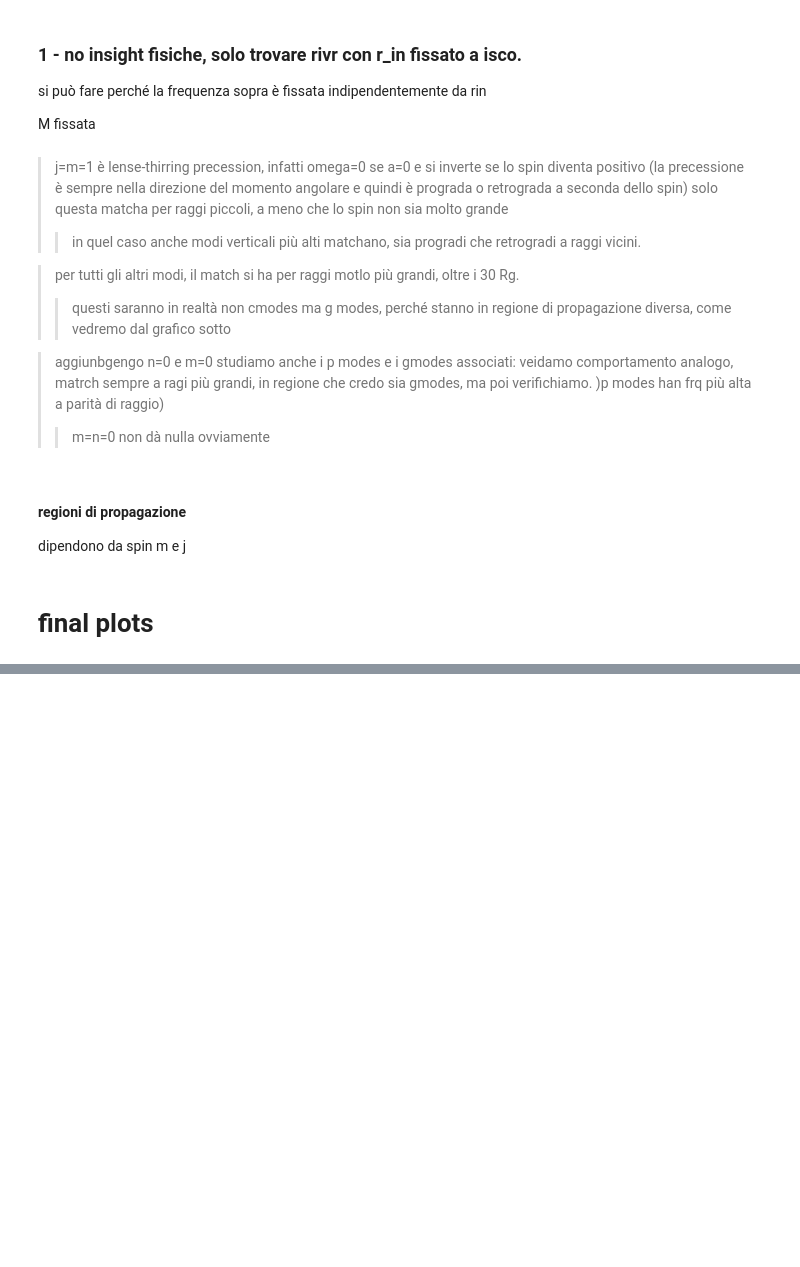
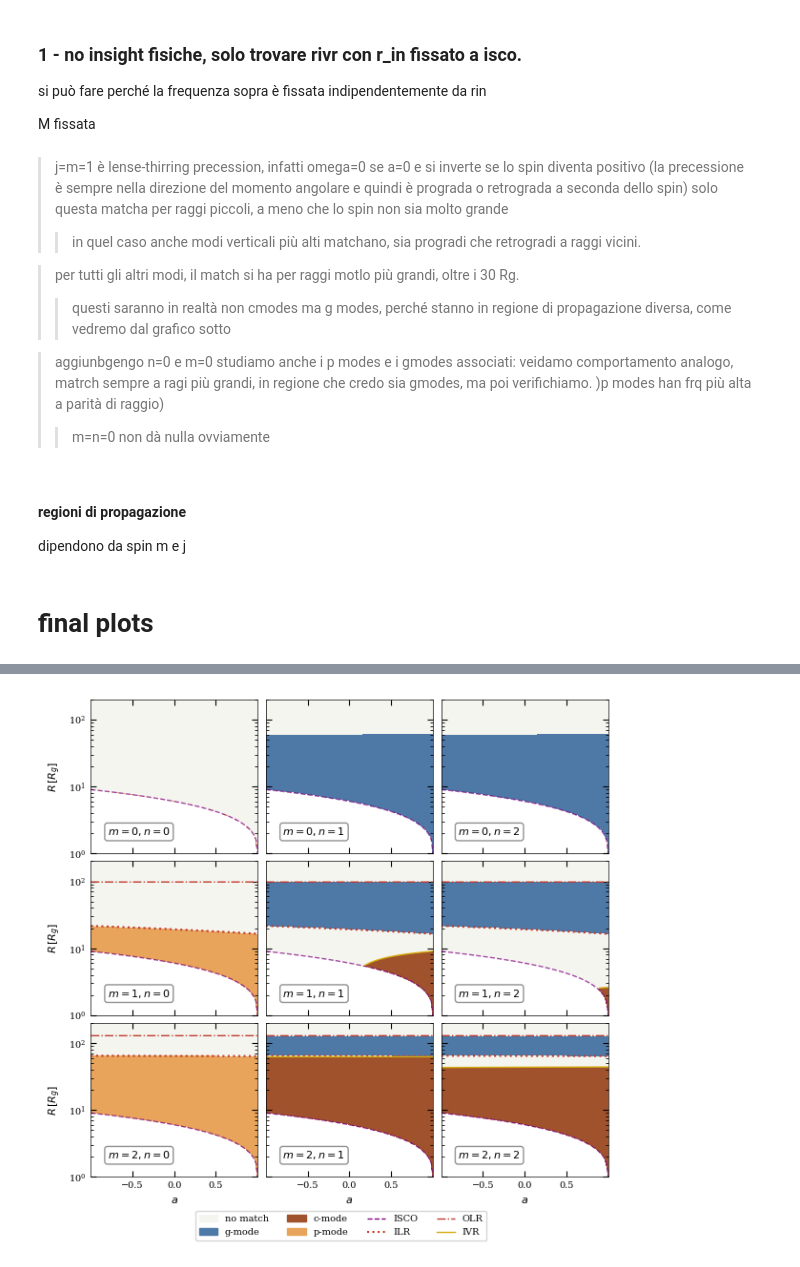
Before and after one commit to mauroghira/iuss_thesis, a Jupyter notebook: c_modes.ipynb, the cells around one changed output, grey strips where cells are left out. Drawn from its saved outputs; the diff is of its cells as text; code cells hidden in the pictures; blank space fills up the shorter version.

```diff
--- a/c_modes.ipynb
+++ b/c_modes.ipynb
@@ -741,7 +802,7 @@ NORM   = mcolors.BoundaryNorm(BOUNDS, CMAP_DISCRETE.N)
 # coarser spin grid for resonance root-finding (one set per panel)
 a_res = np.linspace(-0.998, 0.998, 60)
 
-fig, axes = plt.subplots(NM, NJ, figsize=(7, 7), sharex=True, sharey=True,
+fig, axes = plt.subplots(NM, NJ, figsize=(7, 6.5), sharex=True, sharey=True,
                         gridspec_kw={"wspace": 0.05, "hspace": 0.05})
 
 for im in range(NM):
@@ -767,46 +828,50 @@ for im in range(NM):
         )
 
         # ISCO line
-        ax.plot(a_vec, r_isco(a_vec), 'k--', lw=0.9, alpha=0.7)
+        ax.plot(a_vec, r_isco(a_vec), color='purple', ls='--', lw=1, alpha=0.7)
 
         # resonance curves — computed for this panel's (mm, nn)
         # ILR/OLR depend on m; IVR depends on m and n
         # skip degenerate m=0 case (no meaningful Lindblad resonances)
         if mm > 0:
             ilr_c, olr_c, ivr_c = resonance_curves(a_res, m=mm, n=max(nn, 1))
             ax.plot(a_res, ilr_c, color='#C0392B', lw=1.5, ls=':')
-            ax.plot(a_res, olr_c, color='#27AE60', lw=1.5, ls='--')
+            ax.plot(a_res, olr_c, color='#C0392B', lw=1, ls='-.')
             if nn > 0:
-                ax.plot(a_res, ivr_c, color='#D4AC0D', lw=2.0, ls='-')
+                ax.plot(a_res, ivr_c, color='#D4AC0D', lw=1, ls='-')
 
         ax.set_yscale('log')
         ax.set_xlim(-1, 1)
+        ax.set_ylim(1, 2e2)
         ax.grid(False)
         ax.xaxis.set_major_locator(plt.MaxNLocator(nbins=4, prune='both'))
 
-        ax.text(0.97, 0.97, f"m={mm}, n={nn}",
-                transform=ax.transAxes, fontweight='bold',
-                ha='right', va='top',
+        ax.text(0.1, 0.1, fr"$m={mm}, n={nn}$",
+                #fontweight='bold',
+                transform=ax.transAxes,
+                ha='left', va='bottom',
                 bbox=dict(boxstyle='round,pad=0.25', fc='white', ec='gray', alpha=0.85))
 
         if im == NM-1: ax.set_xlabel(r"$a$")
         else:          ax.tick_params(labelbottom=False)
         if ij == 0:    ax.set_ylabel(r"$R\,[R_g]$")
         else:          ax.tick_params(labelleft=False)
 
 # shared legend
 p_none = mpatches.Patch(color='#F5F5F0', edgecolor='#999', label='no match')
 p_g    = mpatches.Patch(color='#4E79A7', label='g-mode')
 p_c    = mpatches.Patch(color='#A0522D', label='c-mode')
 p_p    = mpatches.Patch(color='#E8A45A', label='p-mode')
-h_i    = mlines.Line2D([],[],color='black',   ls='--', lw=1.2, label='ISCO')
+h_i    = mlines.Line2D([],[],color='purple',   ls='--', lw=1, label='ISCO')
 h_ilr  = mlines.Line2D([],[],color='#C0392B', ls=':',  lw=1.5, label='ILR')
-h_olr  = mlines.Line2D([],[],color='#27AE60', ls='--', lw=1.5, label='OLR')
-h_ivr  = mlines.Line2D([],[],color='#D4AC0D', ls='-',  lw=2.0, label='IVR')
+h_olr  = mlines.Line2D([],[],color='#C0392B', ls='-.', lw=1, label='OLR')
+h_ivr  = mlines.Line2D([],[],color='#D4AC0D', ls='-',  lw=1, label='IVR')
 fig.legend(handles=[p_none, p_g, p_c, p_p, h_i, h_ilr, h_olr, h_ivr],
            loc='lower center', ncol=4, frameon=True,
-           bbox_to_anchor=(0.5, -0.015))
+           bbox_to_anchor=(0.5, -0.))
 
 plt.tight_layout(rect=[0, 0.05, 1, 0.995])
 plt.savefig('cmodes_plots/heatmap_rg.pdf', bbox_inches='tight')
 plt.show()
+# %% [output]
+[figure, added]
```
Also changed, not shown: parts of 6 cells of this notebook, 2 other files.
